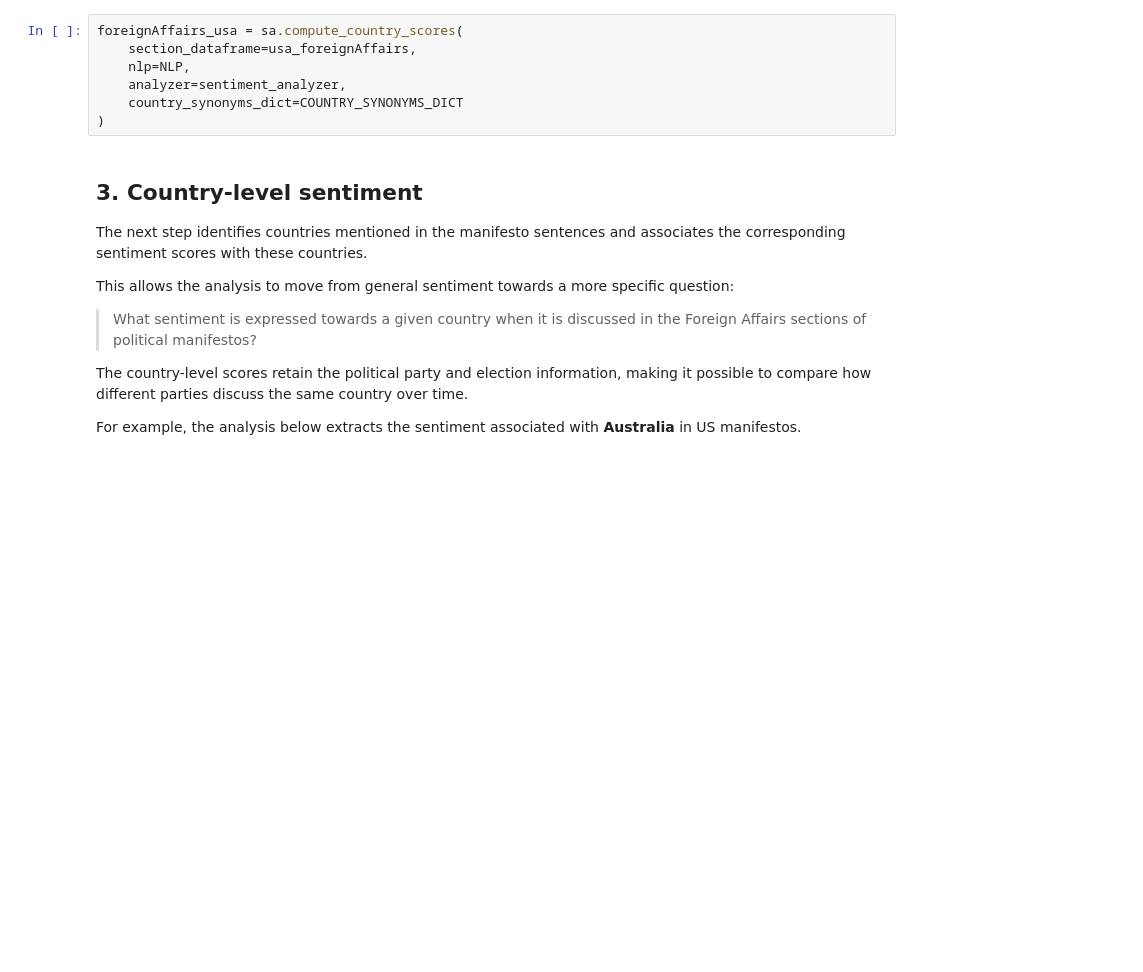
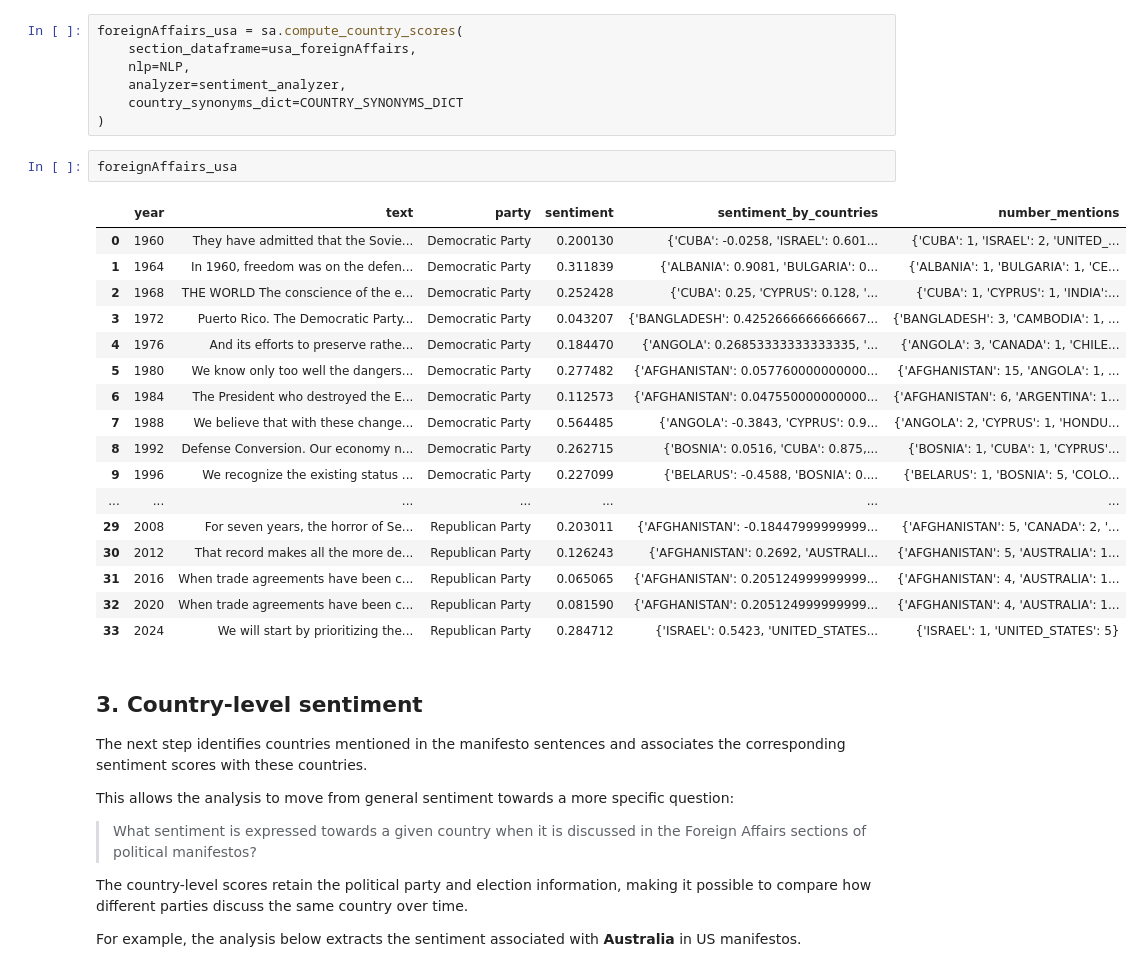
Before and after one commit to phounkpe2004/ENSAE-Internship-Sentiment-Analysis-via-Political-Manifestos, a Jupyter notebook: topic_sentiment_analysis/notebooks/sentiment_analyzer.ipynb, the cells around one changed output. Cells and saved outputs as stored; diff of their text form; blank space fills up the shorter version.

```diff
--- a/topic_sentiment_analysis/notebooks/sentiment_analyzer.ipynb
+++ b/topic_sentiment_analysis/notebooks/sentiment_analyzer.ipynb
@@ -89,6 +93,26 @@ foreignAffairs_usa = sa.compute_country_scores(
     analyzer=sentiment_analyzer,
     country_synonyms_dict=COUNTRY_SYNONYMS_DICT
 )
+# %%
+foreignAffairs_usa
+# %% [output]
+|  | year | text | party | sentiment | sentiment_by_countries | number_mentions |
+| 0 | 1960 | They have admitted that the Sovie... | Democratic Party | 0.200130 | {'CUBA': -0.0258, 'ISRAEL': 0.601... | {'CUBA': 1, 'ISRAEL': 2, 'UNITED_... |
+| 1 | 1964 | In 1960, freedom was on the defen... | Democratic Party | 0.311839 | {'ALBANIA': 0.9081, 'BULGARIA': 0... | {'ALBANIA': 1, 'BULGARIA': 1, 'CE... |
+| 2 | 1968 | THE WORLD The conscience of the e... | Democratic Party | 0.252428 | {'CUBA': 0.25, 'CYPRUS': 0.128, '... | {'CUBA': 1, 'CYPRUS': 1, 'INDIA':... |
+| 3 | 1972 | Puerto Rico. The Democratic Party... | Democratic Party | 0.043207 | {'BANGLADESH': 0.4252666666666667... | {'BANGLADESH': 3, 'CAMBODIA': 1, ... |
+| 4 | 1976 | And its efforts to preserve rathe... | Democratic Party | 0.184470 | {'ANGOLA': 0.26853333333333335, '... | {'ANGOLA': 3, 'CANADA': 1, 'CHILE... |
+| 5 | 1980 | We know only too well the dangers... | Democratic Party | 0.277482 | {'AFGHANISTAN': 0.057760000000000... | {'AFGHANISTAN': 15, 'ANGOLA': 1, ... |
+| 6 | 1984 | The President who destroyed the E... | Democratic Party | 0.112573 | {'AFGHANISTAN': 0.047550000000000... | {'AFGHANISTAN': 6, 'ARGENTINA': 1... |
+| 7 | 1988 | We believe that with these change... | Democratic Party | 0.564485 | {'ANGOLA': -0.3843, 'CYPRUS': 0.9... | {'ANGOLA': 2, 'CYPRUS': 1, 'HONDU... |
+| 8 | 1992 | Defense Conversion. Our economy n... | Democratic Party | 0.262715 | {'BOSNIA': 0.0516, 'CUBA': 0.875,... | {'BOSNIA': 1, 'CUBA': 1, 'CYPRUS'... |
+| 9 | 1996 | We recognize the existing status ... | Democratic Party | 0.227099 | {'BELARUS': -0.4588, 'BOSNIA': 0.... | {'BELARUS': 1, 'BOSNIA': 5, 'COLO... |
+| ... | ... | ... | ... | ... | ... | ... |
+| 29 | 2008 | For seven years, the horror of Se... | Republican Party | 0.203011 | {'AFGHANISTAN': -0.18447999999999... | {'AFGHANISTAN': 5, 'CANADA': 2, '... |
+| 30 | 2012 | That record makes all the more de... | Republican Party | 0.126243 | {'AFGHANISTAN': 0.2692, 'AUSTRALI... | {'AFGHANISTAN': 5, 'AUSTRALIA': 1... |
+| 31 | 2016 | When trade agreements have been c... | Republican Party | 0.065065 | {'AFGHANISTAN': 0.205124999999999... | {'AFGHANISTAN': 4, 'AUSTRALIA': 1... |
+| 32 | 2020 | When trade agreements have been c... | Republican Party | 0.081590 | {'AFGHANISTAN': 0.205124999999999... | {'AFGHANISTAN': 4, 'AUSTRALIA': 1... |
+| 33 | 2024 | We will start by prioritizing the... | Republican Party | 0.284712 | {'ISRAEL': 0.5423, 'UNITED_STATES... | {'ISRAEL': 1, 'UNITED_STATES': 5} |
 # %% [markdown]
 ## 3. Country-level sentiment
 
```
Also changed, not shown: parts of 13 cells of this notebook, 7 other files.
